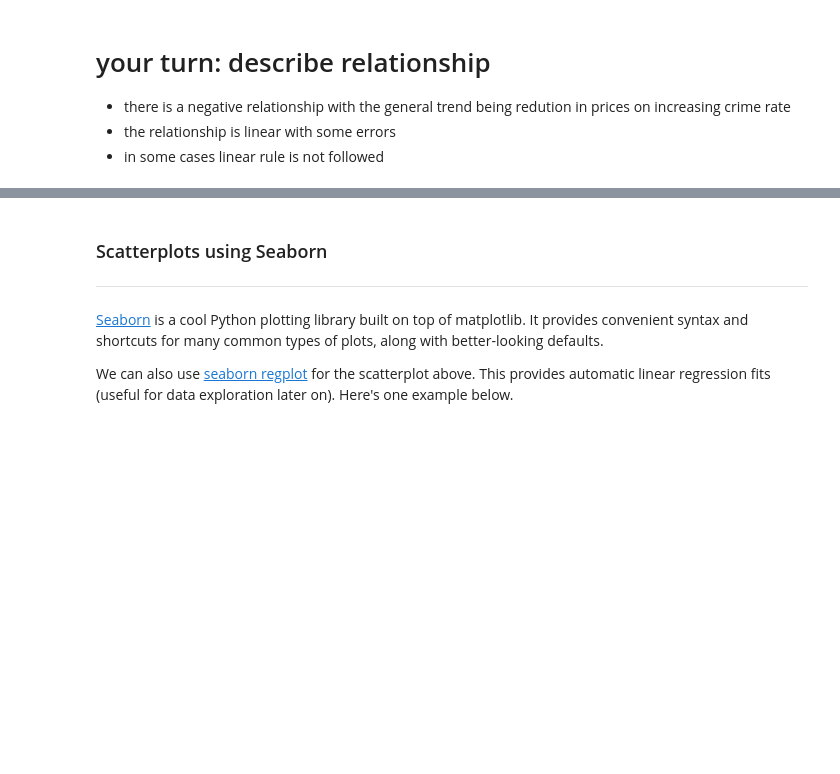
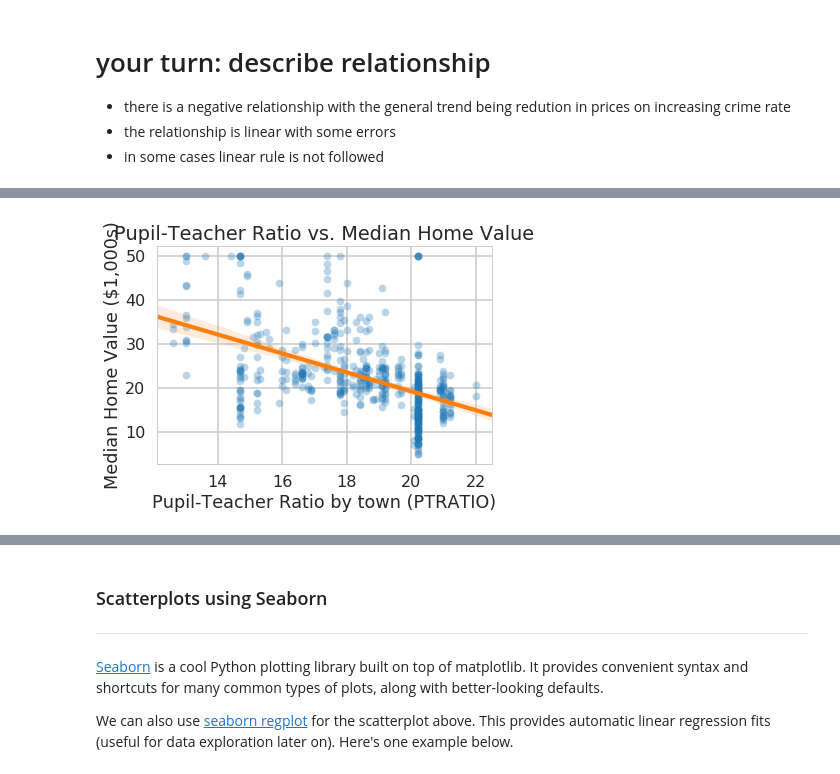
Before and after one commit to shan-96/python-snippets, a Jupyter notebook: aic-8_1_3-linear-regression-mini-project/Mini_Project_Linear_Regression.ipynb, the cells around one changed output, grey strips where cells are left out. Drawn from its saved outputs; the diff is of its cells as text; code cells hidden in the pictures; blank space fills up the shorter version.

```diff
--- a/aic-8_1_3-linear-regression-mini-project/Mini_Project_Linear_Regression.ipynb
+++ b/aic-8_1_3-linear-regression-mini-project/Mini_Project_Linear_Regression.ipynb
@@ -303,3 +296,15 @@ Text(0.5,1,'Relationship between PTRATIO and Price')
+# %%
+# your turn: scatter plot between *PTRATIO* and *PRICE*
+# reg plot: Pupil-Teacher Ratio vs. Median Home Value
+sns.regplot(x='PTRATIO', y='PRICE', data=bos, fit_reg = True,
+            scatter_kws={'color': 'C0', 'alpha':0.3, 's':60},
+            line_kws={'color': 'C1'})
+
+_ = plt.xlabel('Pupil-Teacher Ratio by town (PTRATIO)')
+_ = plt.ylabel('Median Home Value ($1,000s)')
+_ = plt.title('Pupil-Teacher Ratio vs. Median Home Value');
+# %% [output]
+[figure, added]
 # %%
 # your turn: create some other scatter plots
 plt.scatter(bos.CHAS, bos.PRICE)
```
Also changed, not shown: parts of 46 cells of this notebook, 4 other files.
